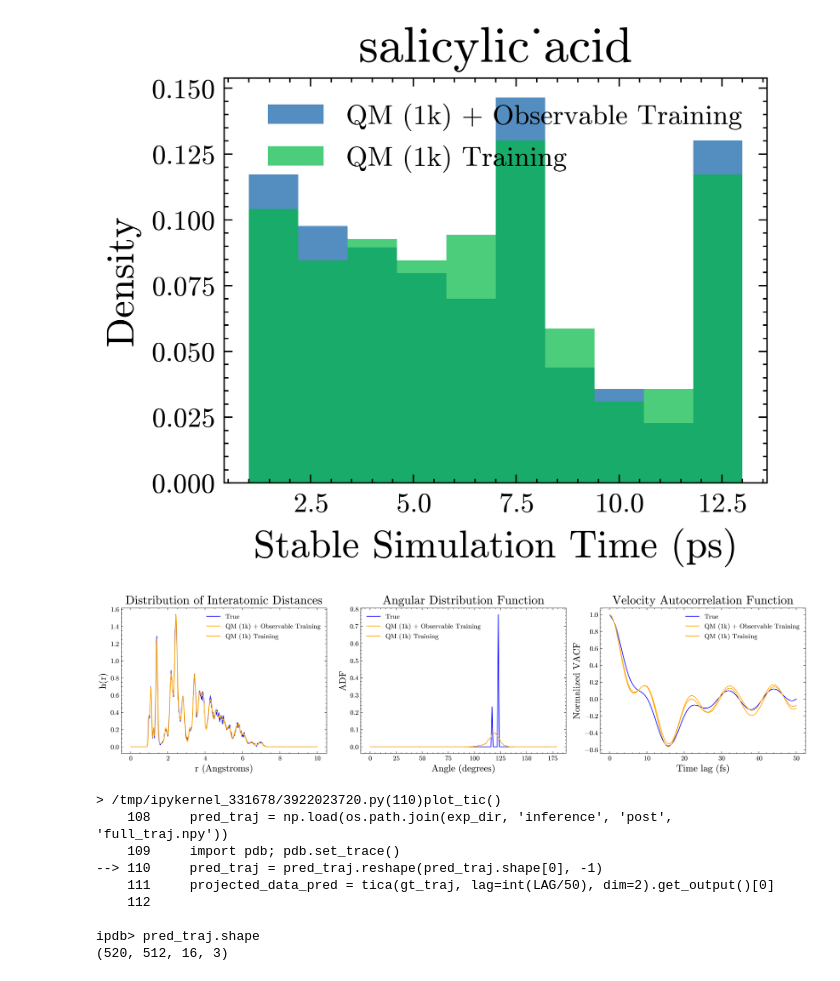
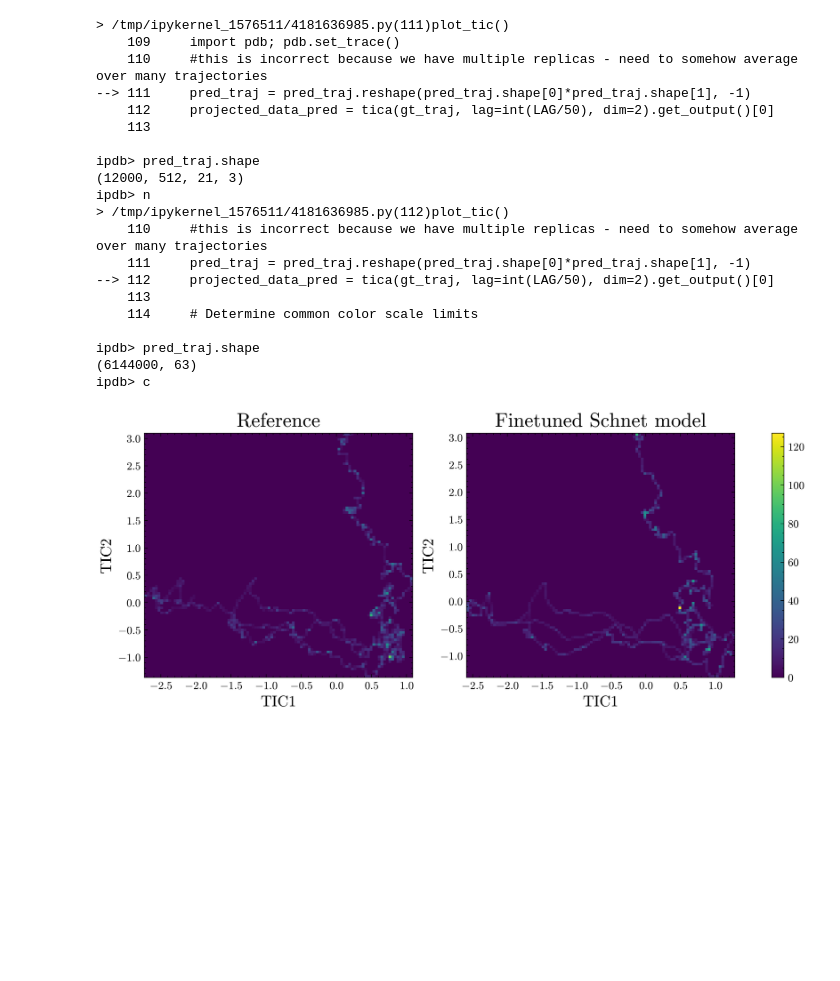
Before and after one commit to jeevster/implicit-md, a Jupyter notebook: make_figures.ipynb, the cells around one changed output. Drawn from its saved outputs; the diff is of its cells as text; code cells hidden in the pictures; blank space fills up the shorter version.

Commit message:
make tic plot adaptable to different molecules

```diff
--- a/make_figures.ipynb
+++ b/make_figures.ipynb
@@ -23,7 +23,6 @@ params = {'figure.dpi': 600,
          'xtick.labelsize':'medium',
          'ytick.labelsize':'medium'}
 pylab.rcParams.update(params)
-
 
 
 def plot_stability_distribution(molecule, exp_dir):
@@ -103,13 +102,13 @@ def plot_observables_combined(molecule, exp_dir):
 def plot_tic(molecule, exp_dir, gt_dir):
     LAG = 50
     gt_traj = np.load(gt_dir)
-    gt_traj = gt_traj.f.R.reshape(gt_traj.f.R.shape[0], -1)
+
+    gt_traj = gt_traj.f.R.reshape(gt_traj.f.R.shape[0] , -1)
     projected_data_gt = tica(gt_traj, lag=LAG, dim=2).get_output()[0]
+    pred_traj = np.load(os.path.join(exp_dir, 'inference', 'post', 'full_traj.npy'))
 
-    pred_traj = np.load(os.path.join(exp_dir, 'inference', 'post', 'full_traj.npy'))
-    import pdb; pdb.set_trace()
     #this is incorrect because we have multiple replicas - need to somehow average over many trajectories
-    pred_traj = pred_traj.reshape(pred_traj.shape[0], -1)
+    pred_traj = pred_traj.reshape(pred_traj.shape[0]*pred_traj.shape[1], -1)
     projected_data_pred = tica(gt_traj, lag=int(LAG/50), dim=2).get_output()[0]
 
     # Determine common color scale limits
@@ -136,21 +135,31 @@ def plot_tic(molecule, exp_dir, gt_dir):
     fig.colorbar(c1[3], ax=[ax1, ax2], orientation='vertical', pad=0.05)
     plt.show()
 # %%
-molecule = 'salicylic_acid'
-exp_dir = '/global/cfs/projectdirs/m4319/sanjeevr/results_md17_hpo/IMPLICIT_schnet_salicylic_acid_HPO_lr=0.001_efweight=3'
-gt_dir = f'/pscratch/sd/s/sanjeevr/contiguous-md17/{molecule}/10k/val/nequip_npz.npz'
-plot_stability_distribution(molecule, exp_dir)
-plot_observables_combined(molecule, exp_dir)
+molecule = 'aspirin'
+exp_dir = '/home/sanjeevr/implicit-md/results_md17_hpo/IMPLICIT_schnet_aspirin_HPO_lr=0.001_efweight=1'
+gt_dir = f'/data/sanjeevr/contiguous-md17/{molecule}/10k/val/nequip_npz.npz'
+#plot_stability_distribution(molecule, exp_dir)
+#plot_observables_combined(molecule, exp_dir)
 plot_tic(molecule, exp_dir, gt_dir)
 # %% [output]
+> /tmp/ipykernel_1576511/4181636985.py(111)plot_tic()
+    109     import pdb; pdb.set_trace()
+    110     #this is incorrect because we have multiple replicas - need to somehow average over many trajectories
+--> 111     pred_traj = pred_traj.reshape(pred_traj.shape[0]*pred_traj.shape[1], -1)
+    112     projected_data_pred = tica(gt_traj, lag=int(LAG/50), dim=2).get_output()[0]
+    113
+
+ipdb> pred_traj.shape
+(12000, 512, 21, 3)
+ipdb> n
+> /tmp/ipykernel_1576511/4181636985.py(112)plot_tic()
+    110     #this is incorrect because we have multiple replicas - need to somehow average over many trajectories
+    111     pred_traj = pred_traj.reshape(pred_traj.shape[0]*pred_traj.shape[1], -1)
+--> 112     projected_data_pred = tica(gt_traj, lag=int(LAG/50), dim=2).get_output()[0]
+    113
+    114     # Determine common color scale limits
+
+ipdb> pred_traj.shape
+(6144000, 63)
+ipdb> c
-[figure, old version]
+[figure, new version]
-[figure, removed]
-> /tmp/ipykernel_331678/3922023720.py(110)plot_tic()
-    108     pred_traj = np.load(os.path.join(exp_dir, 'inference', 'post', 'full_traj.npy'))
-    109     import pdb; pdb.set_trace()
---> 110     pred_traj = pred_traj.reshape(pred_traj.shape[0], -1)
-    111     projected_data_pred = tica(gt_traj, lag=int(LAG/50), dim=2).get_output()[0]
-    112
-
-ipdb> pred_traj.shape
-(520, 512, 16, 3)
```
Also changed, not shown: 2 other files.
